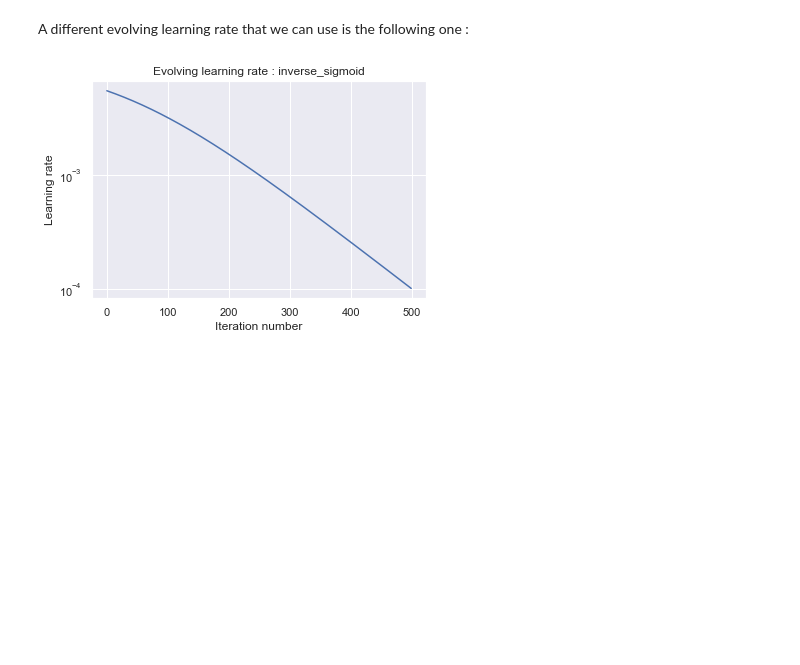
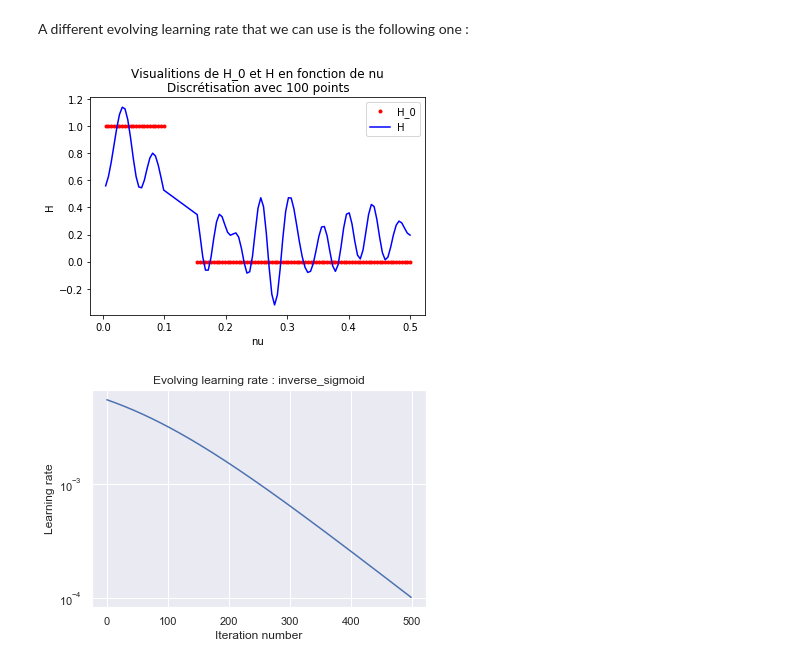
Before and after one commit to EmmanuelJhno/AML-labs, a Jupyter notebook: Cours 4 - TP/l3_Brandeis_Jehanno.ipynb, the cells around one changed output. Saved outputs shown, nothing was run; the diff lists cells and outputs as text; code cells hidden in the pictures; blank space fills up the shorter version.

```diff
--- a/Cours 4 - TP/l3_Brandeis_Jehanno.ipynb
+++ b/Cours 4 - TP/l3_Brandeis_Jehanno.ipynb
@@ -403,6 +403,65 @@ def evolving_lr(init, final, max_itr, itr):
     alpha = 2 * (np.log((init-final)/final) - np.log(np.sqrt(init/final)-1)) / max_itr
     beta = np.log((init + final - 2*np.sqrt(init*final))/(init - final))
     return init / (1 + np.exp(alpha*itr+beta))
+# %%
+import numpy as np
+
+p = 100
+
+NU = [0.45/p * rank * (0.45/p * rank<=0.1) + (0.05 + 0.45/p * rank) * (0.45/p * rank>0.1) for rank in range(1,p+1)]
+#NU_ = np.linspace(0,0.5,1000)
+
+h = [0.2883,
+    0.2350,
+    0.2192,
+    0.0987,
+    0.0688,
+    0.0164,
+   -0.0231,
+   -0.0307,
+   -0.0603,
+   -0.0195,
+    0.0118,
+   -0.0265,
+    0.0033,
+   -0.0037,
+   -0.0278,
+   -0.0553,
+   -0.0012,
+   -0.1002,
+   -0.1264,
+   -0.0044,
+    0.0862,
+   -0.0496,
+   -0.0214,
+    0.0718,
+   -0.0660,
+    0.0070,
+   -0.0019,
+    0.0755,
+    0.0164,
+   -0.0445]
+
+H = []
+for nu in NU:
+    value = 0
+    for index in range(30):
+        value += h[index]*np.cos(2*np.pi*nu*index)
+    H.append(value)
+
+H_0 = [1 if nu<=0.1 else 0 for nu in NU]
+
+#print(np.max(np.array(H)-np.array(H_0)))
+
+plt.plot(NU,H_0,color='r',label='H_0',linestyle='',marker='.')
+plt.plot(NU,H,color='b',label='H')
+plt.title('Visualitions de H_0 et H en fonction de nu\nDiscrétisation avec {} points'.format(p))
+plt.xlabel('nu')
+plt.ylabel('H')
+plt.legend()
+plt.show()
+# %% [output]
+[figure, added]
 # %%
 init = 1e-2
 final = 1e-4
```
Also changed, not shown: 2 other files.
